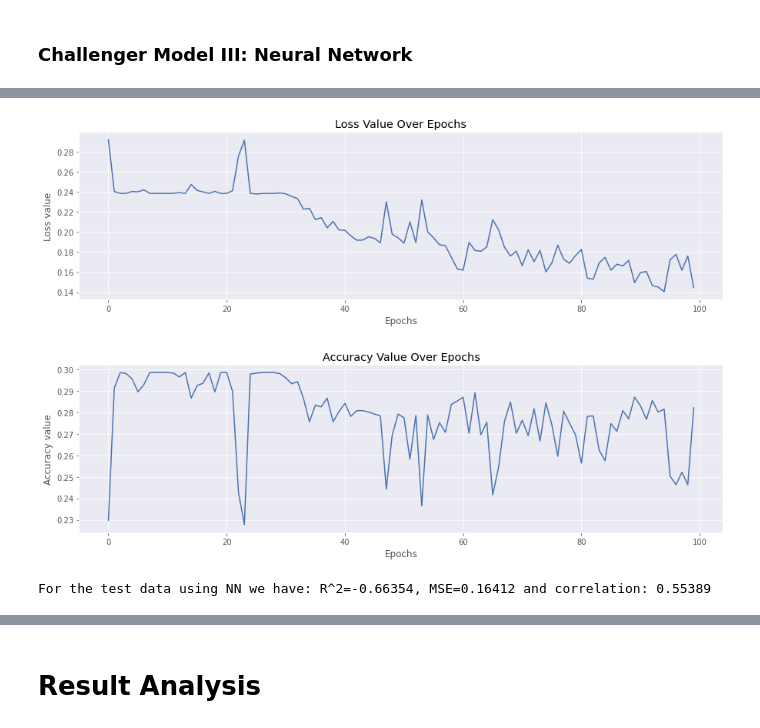
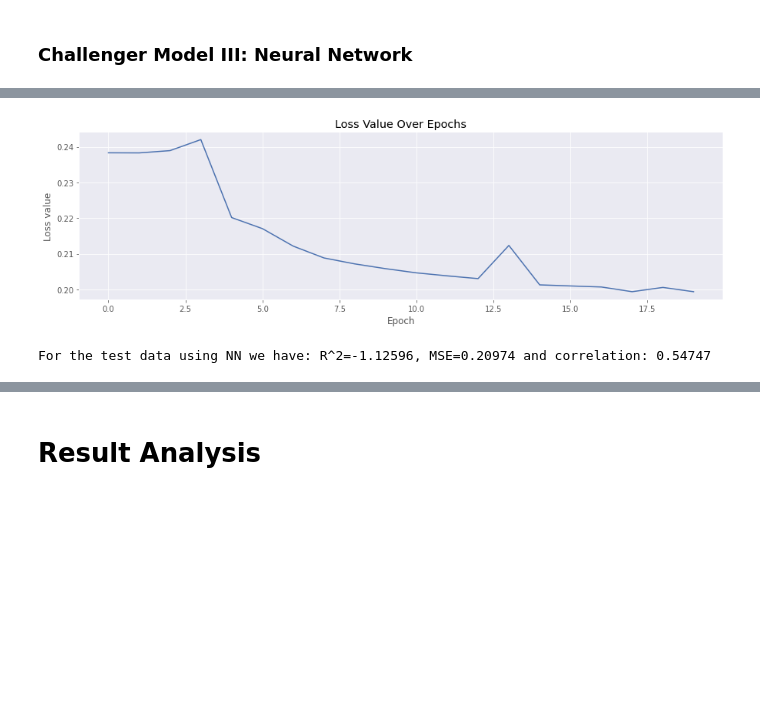
Before and after one commit to daniel-deutsch/FTD, a Jupyter notebook: Scoring and ML/project/main.ipynb, the cells around one changed output, grey strips where cells are left out. Cells and saved outputs as stored; diff of their text form; code cells hidden in the pictures; blank space fills up the shorter version.

```diff
--- a/Scoring and ML/project/main.ipynb
+++ b/Scoring and ML/project/main.ipynb
@@ -519,9 +534,9 @@ model.add(layers.Dense(100))
 model.add(layers.Dense(1, activation='sigmoid'))
 
 # Compiles the network
-adam = Adam(learning_rate=0.0001, beta_1=0.5, beta_2=0.99)
-model.compile(loss='mean_squared_error', optimizer=adam, metrics=['accuracy'])
+adam = Adam(learning_rate=0.000001)
+model.compile(loss='mean_squared_error', optimizer=adam)
 
 # Trains the network
 history = History()
-history = model.fit(X_train, y_train, epochs=100, validation_data=(X_test, y_test), validation_freq=1, batch_size=10, verbose=1)
+history = model.fit(X_train, y_train, epochs=20, validation_data=(X_test, y_test), validation_freq=1, batch_size=10, verbose=0)
@@ -546,20 +543,12 @@ Epoch 100/100
 # %%
 # Plots the loss (MSE) over epochs
 plt.plot(np.arange(len(history.history["loss"])), history.history["loss"])
 plt.title("Loss Value Over Epochs")
 plt.xlabel("Epoch")
 plt.ylabel("Loss value")
 plt.show()
-
-# Plots the accuracy over epochs
-plt.plot(np.arange(len(history.history["accuracy"])), history.history["accuracy"])
-plt.title("Accuracy Value Over Epochs")
-plt.xlabel("Epoch")
-plt.ylabel("Accuracy value")
-plt.show()
 # %% [output]
-[figure, old version]
+[figure, new version]
-[figure, removed]
 # %%
 # Predicts y_test using the model_fit and X_test as input
 y_pred = model.predict(X_test).flatten()
@@ -571,8 +560,8 @@ mse = MSE(y_test, y_pred)
 corr = seller_indexes_correlation(df, y_pred)
 
 # Adds the results to df_results
-df_results = df_results.append(pd.DataFrame({'method': ['NN'], 'R2': [r2], 'MSE': [mse], 'correlation': corr}), ignore_index=True)
+df_results = df_results.append(pd.DataFrame({'method': ['Neural Network'], 'R2': [r2], 'MSE': [mse], 'correlation': corr}), ignore_index=True)
 
 print(f"For the test data using NN we have: R^2={r2:.5f}, MSE={mse:.5f} and correlation: {corr:.5f}")
 # %% [output]
-For the test data using NN we have: R^2=-0.66354, MSE=0.16412 and correlation: 0.55389
+For the test data using NN we have: R^2=-1.12596, MSE=0.20974 and correlation: 0.54747
```
Also changed, not shown: parts of 31 cells of this notebook.
